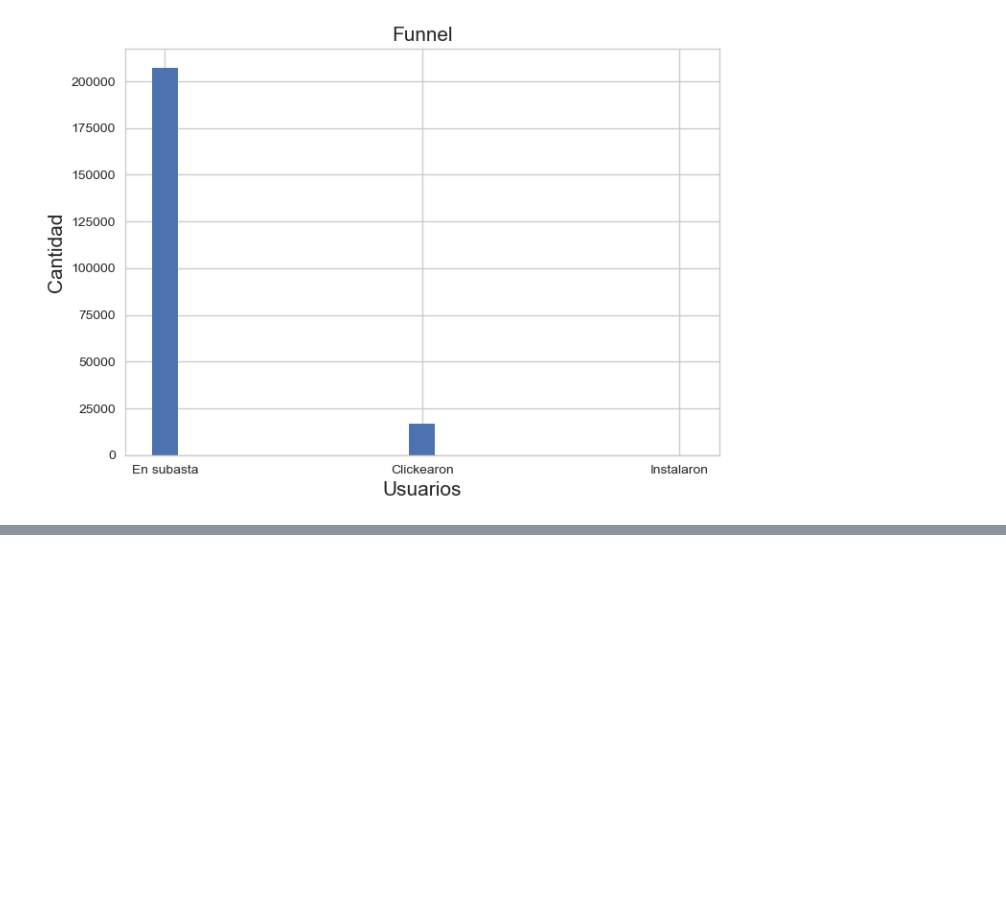
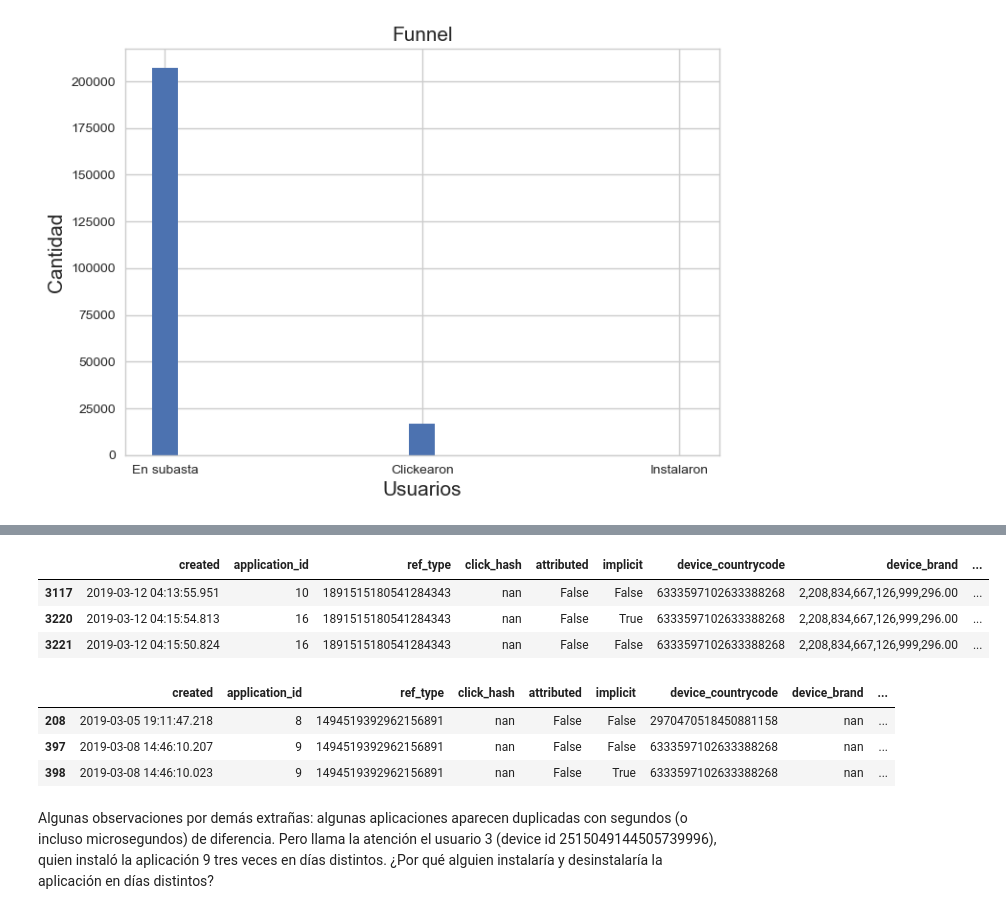
Before and after one commit to LucasCatolino/Organizacion-de-Datos, a Jupyter notebook: Carga de subastas y eventos.ipynb, the cells around one changed output, grey strips where cells are left out. Drawn from its saved outputs; the diff is of its cells as text; code cells hidden in the pictures; blank space fills up the shorter version.

```diff
--- a/Carga de subastas y eventos.ipynb
+++ b/Carga de subastas y eventos.ipynb
@@ -86,0 +126,18 @@ Del gráfico puede verse que de los usuarios que entraron a la subasta, aproxima
+# %%
+usuario4= instalaciones[(instalaciones['device_id']== 4587898421740190562)]
+usuario4
+# %% [output]
+|  | created | application_id | ref_type | click_hash | attributed | implicit | device_countrycode | device_brand | ... |
+| 3117 | 2019-03-12 04:13:55.951 | 10 | 1891515180541284343 | nan | False | False | 6333597102633388268 | 2,208,834,667,126,999,296.00 | ... |
+| 3220 | 2019-03-12 04:15:54.813 | 16 | 1891515180541284343 | nan | False | True | 6333597102633388268 | 2,208,834,667,126,999,296.00 | ... |
+| 3221 | 2019-03-12 04:15:50.824 | 16 | 1891515180541284343 | nan | False | False | 6333597102633388268 | 2,208,834,667,126,999,296.00 | ... |
+# %%
+usuario5= instalaciones[(instalaciones['device_id']== 1826618012885478111)]
+usuario5
+# %% [output]
+|  | created | application_id | ref_type | click_hash | attributed | implicit | device_countrycode | device_brand | ... |
+| 208 | 2019-03-05 19:11:47.218 | 8 | 1494519392962156891 | nan | False | False | 2970470518450881158 | nan | ... |
+| 397 | 2019-03-08 14:46:10.207 | 9 | 1494519392962156891 | nan | False | False | 6333597102633388268 | nan | ... |
+| 398 | 2019-03-08 14:46:10.023 | 9 | 1494519392962156891 | nan | False | True | 6333597102633388268 | nan | ... |
+# %% [markdown]
+Algunas observaciones por demás extrañas: algunas aplicaciones aparecen duplicadas con segundos (o incluso microsegundos) de diferencia. Pero llama la atención el usuario 3 (device id 2515049144505739996), quien instaló la aplicación 9 tres veces en días distintos. ¿Por qué alguien instalaría y desinstalaría la aplicación en días distintos?
```
Also changed, not shown: parts of 6 cells of this notebook.
